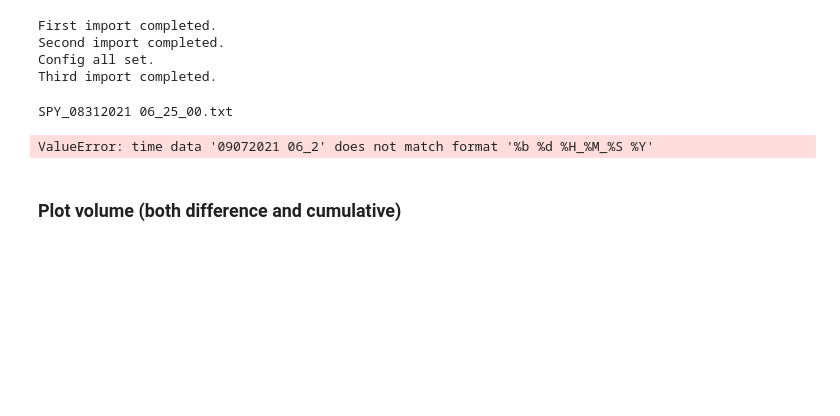
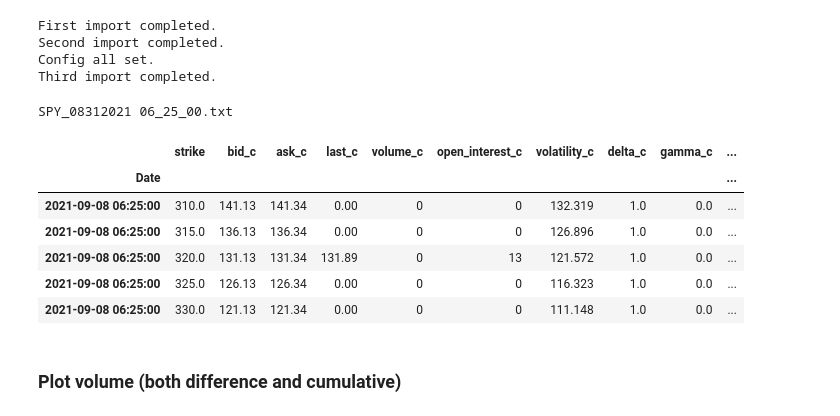
Before and after one commit to liweidong1218/Trading-tools, a Jupyter notebook: Signals/Option anomaly detection/opt_chain_anomaly_detection.ipynb, the cells around one changed output. Drawn from its saved outputs; the diff is of its cells as text; code cells hidden in the pictures; blank space fills up the shorter version.

```diff
--- a/Signals/Option anomaly detection/opt_chain_anomaly_detection.ipynb
+++ b/Signals/Option anomaly detection/opt_chain_anomaly_detection.ipynb
@@ -54,24 +54,30 @@ file_list = [x for x in dir_list if dt.datetime.strptime(x[len(ticker)+1:-13],'%
 # %%
-%%time
-df = day_chain(ticker,folder_path,date_list)
-call_raw_df = df[df['putCall']=='CALL']
-put_raw_df = df[df['putCall']=='PUT']
+# %%time
+# df = day_chain(ticker,folder_path,date_list)
+# call_raw_df = df[df['putCall']=='CALL']
+# put_raw_df = df[df['putCall']=='PUT']
-# %% [output]
-ValueError: time data '09072021 06_2' does not match format '%b %d %H_%M_%S %Y'
 # %%
 # %%time
 # read data
 # how to speed up this process?
 # idea 1: a faster json loader thru multiple files
 # idea 2: a faster method / algorithm to read thru the embedded dictionary
 # current speed: 40 seconds per day (82 files, 750MB)
 
 
-# tup = readChain(ticker, folder_path, date_list)
+tup = readChain(ticker, folder_path, date_list)
 
-# call_raw_df = tup[0]
-# call_raw_df.set_index('Date', inplace = True)
-# put_raw_df = tup[1]
-# put_raw_df.set_index('Date', inplace = True)
+call_raw_df = tup[0]
+call_raw_df.set_index('Date', inplace = True)
+put_raw_df = tup[1]
+put_raw_df.set_index('Date', inplace = True)
 
-# call_raw_df.head()
+call_raw_df.head()
+# %% [output]
+|  | strike | bid_c | ask_c | last_c | volume_c | open_interest_c | volatility_c | delta_c | gamma_c | ... |
+| Date |  |  |  |  |  |  |  |  |  | ... |
+| 2021-09-08 06:25:00 | 310.0 | 141.13 | 141.34 | 0.00 | 0 | 0 | 132.319 | 1.0 | 0.0 | ... |
+| 2021-09-08 06:25:00 | 315.0 | 136.13 | 136.34 | 0.00 | 0 | 0 | 126.896 | 1.0 | 0.0 | ... |
+| 2021-09-08 06:25:00 | 320.0 | 131.13 | 131.34 | 131.89 | 0 | 13 | 121.572 | 1.0 | 0.0 | ... |
+| 2021-09-08 06:25:00 | 325.0 | 126.13 | 126.34 | 0.00 | 0 | 0 | 116.323 | 1.0 | 0.0 | ... |
+| 2021-09-08 06:25:00 | 330.0 | 121.13 | 121.34 | 0.00 | 0 | 0 | 111.148 | 1.0 | 0.0 | ... |
```
Also changed, not shown: parts of 30 cells of this notebook, 9 other files.
